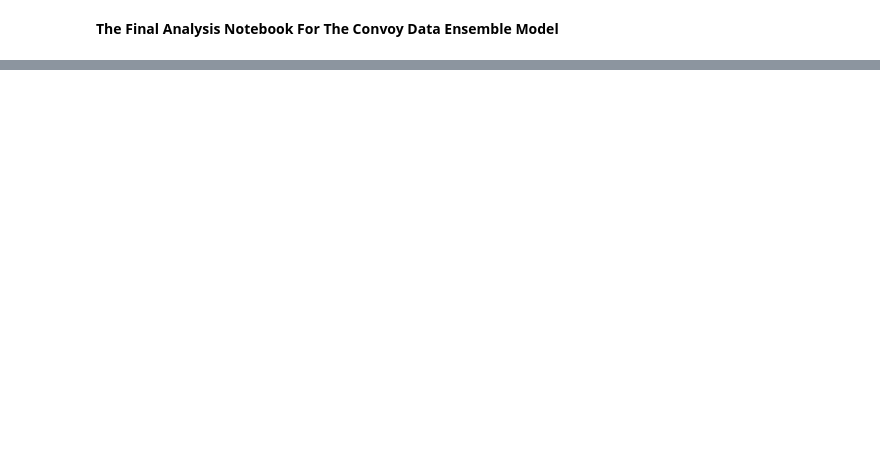
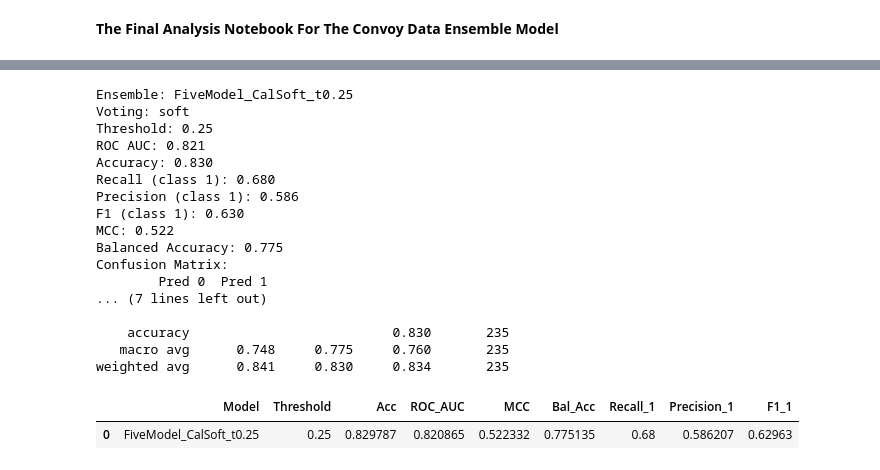
Before and after one commit to MAP9900/Convoy-Predictor-Project, a Jupyter notebook: notebooks/models/Results.ipynb, the cells around one changed output, grey strips where cells are left out. Cells and saved outputs as stored; diff of their text form; code cells hidden in the pictures; blank space fills up the shorter version.

```diff
--- a/notebooks/models/Results.ipynb
+++ b/notebooks/models/Results.ipynb
@@ -57,0 +205,71 @@ feature_names[:-1]
+# %%
+# --- Five Model Ensemble ---
+
+#Models
+dt_ensemble = dt.best_model
+rf_ensemble = rf.best_model
+et_ensemble = et.best_model
+ada_ensemble = ada.best_model
+qda_ensemble = qda.best_model
+
+def run_five_model_calsoft_t025(
+    X_train, X_test, y_train, y_test,
+    qda_ensemble, ada_ensemble, dt_ensemble, rf_ensemble, et_ensemble,
+):
+    five_model_ensemble = {
+        "qda": qda_ensemble,
+        "ada": ada_ensemble,
+        "dt": dt_ensemble,
+        "rf": rf_ensemble,
+        "et": et_ensemble,
+    }
+
+    calibrated_five = {}
+    for name, est in five_model_ensemble.items():
+        cal = CalibratedClassifierCV(est, method="sigmoid", cv=3)
+        cal.fit(X_train, y_train)
+        calibrated_five[name] = cal
+
+    return evaluate_voting_ensemble(
+        calibrated_five,
+        X_train,
+        X_test,
+        y_train,
+        y_test,
+        threshold=0.25,
+        voting="soft",
+        ensemble_name="FiveModel_CalSoft_t0.25",)
+
+
+res_calsoft_025, voter_calsoft_025, cm_calsoft_025, rep_calsoft_025 = run_five_model_calsoft_t025(
+    X_train,
+    X_test,
+    y_train,
+    y_test,
+    qda_ensemble,
+    ada_ensemble,
+    dt_ensemble,
+    rf_ensemble,
+    et_ensemble,)
+
+res_calsoft_025
+# %% [output]
+Ensemble: FiveModel_CalSoft_t0.25
+Voting: soft
+Threshold: 0.25
+ROC AUC: 0.821
+Accuracy: 0.830
+Recall (class 1): 0.680
+Precision (class 1): 0.586
+F1 (class 1): 0.630
+MCC: 0.522
+Balanced Accuracy: 0.775
+Confusion Matrix:
+        Pred 0  Pred 1
+... (7 lines left out)
+
+    accuracy                          0.830       235
+   macro avg      0.748     0.775     0.760       235
+weighted avg      0.841     0.830     0.834       235
+|  | Model | Threshold | Acc | ROC_AUC | MCC | Bal_Acc | Recall_1 | Precision_1 | F1_1 |
+| 0 | FiveModel_CalSoft_t0.25 | 0.25 | 0.829787 | 0.820865 | 0.522332 | 0.775135 | 0.68 | 0.586207 | 0.62963 |
```
Also changed, not shown: parts of 9 cells of this notebook, 3 other files.
